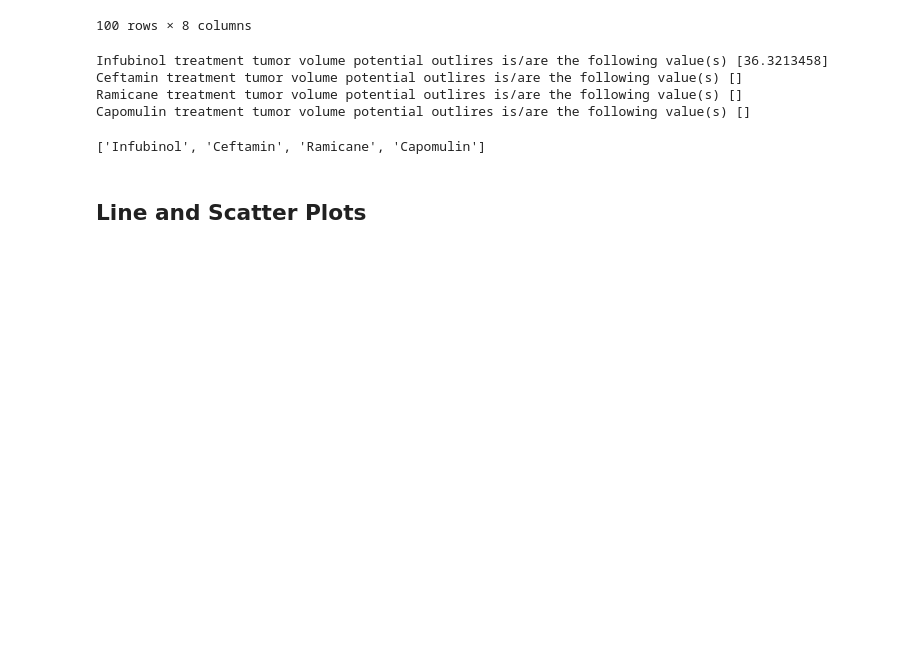
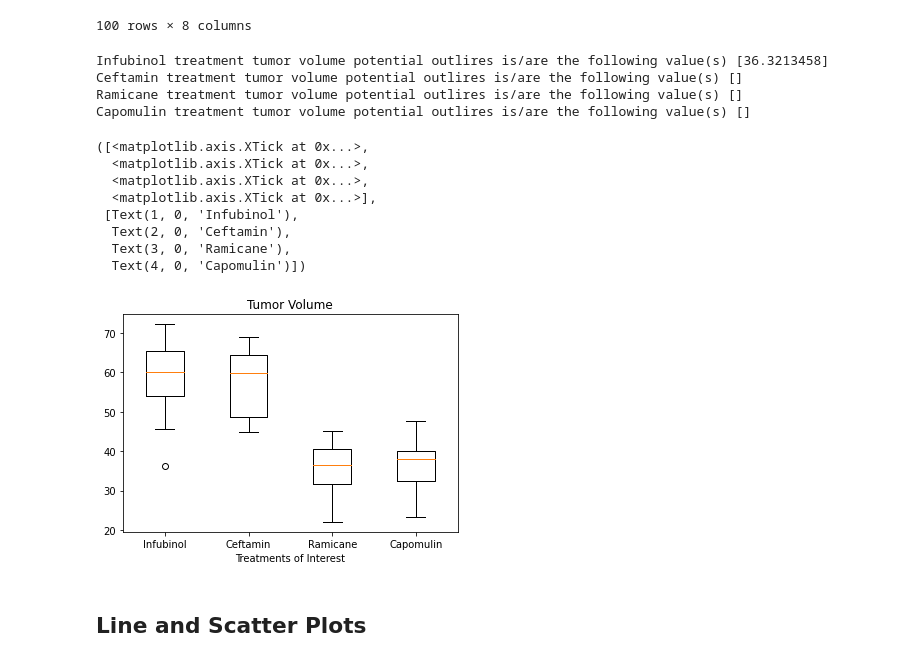
Before and after one commit to atokarev0717/matplotlib-challenge, a Jupyter notebook: pymaceuticals.ipynb, the cells around one changed output. Cells and saved outputs as stored; diff of their text form; code cells hidden in the pictures; blank space fills up the shorter version.

Commit message:
added box plots and a line plot for mouse a203

```diff
--- a/pymaceuticals.ipynb
+++ b/pymaceuticals.ipynb
@@ -324,9 +324,21 @@ Ramicane treatment tumor volume potential outlires is/are the following value(s)
 Capomulin treatment tumor volume potential outlires is/are the following value(s) []
 # %%
 # Generate a box plot of the final tumor volume of each mouse across four regimens of interest
-treatments
+fig1, ax1 = plt.subplots()
+ax1.set_title('Tumor Volume')
+ax1.boxplot([tumor_volume_Infubinol, tumor_volume_Ceftamin, tumor_volume_Ramicane, tumor_volume_Capomulin])
+ax1.set_xlabel('Treatments of Interest')
+plt.xticks([1, 2, 3, 4], treatments)
 # %% [output]
-['Infubinol', 'Ceftamin', 'Ramicane', 'Capomulin']
+([<matplotlib.axis.XTick at 0x...>,
+  <matplotlib.axis.XTick at 0x...>,
+  <matplotlib.axis.XTick at 0x...>,
+  <matplotlib.axis.XTick at 0x...>],
+ [Text(1, 0, 'Infubinol'),
+  Text(2, 0, 'Ceftamin'),
+  Text(3, 0, 'Ramicane'),
+  Text(4, 0, 'Capomulin')])
+[figure, added]
 # %% [markdown]
 ## Line and Scatter Plots
 # %%
```
Also changed, not shown: parts of 2 cells of this notebook.
